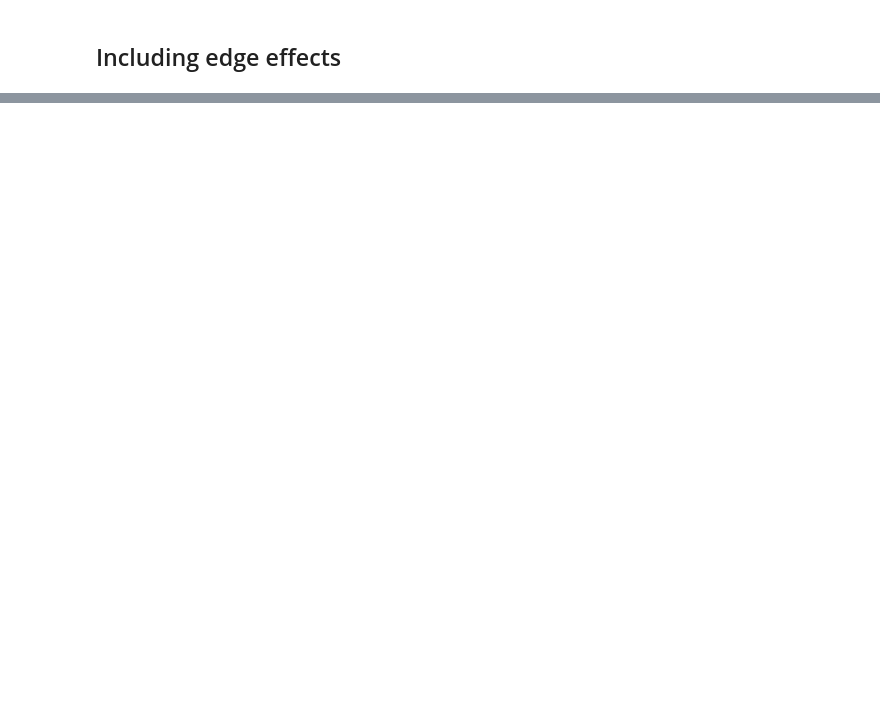
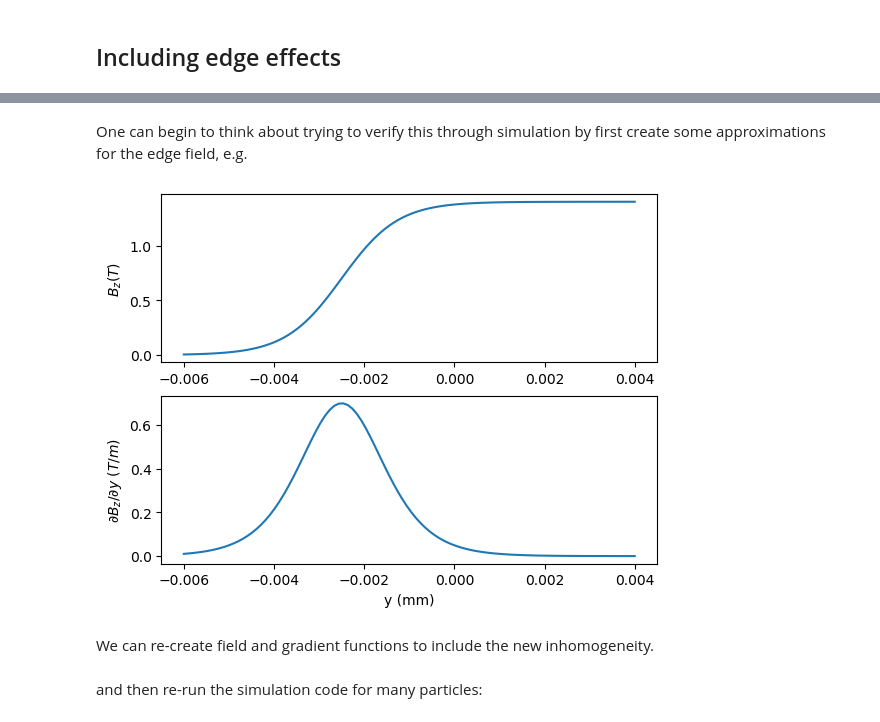
Before and after one commit to mklilley/magnetic-moments, a Jupyter notebook: SG_julia.ipynb, the cells around one changed output, grey strips where cells are left out. Drawn from its saved outputs; the diff is of its cells as text; code cells hidden in the pictures; blank space fills up the shorter version.

```diff
--- a/SG_julia.ipynb
+++ b/SG_julia.ipynb
@@ -314,0 +314,19 @@ We can see that there is a pretty even distribution of z's as one might expect.
+# %% [markdown]
+One can begin to think about trying to verify this through simulation by first create some approximations for the edge field, e.g.
+# %%
+z = LinRange(-0.006,0.004,100)
+
+subplot(211)
+B_edge = B0.*(0.5.*tanh.(800.0.*z.+2.0).+0.5)
+plot(z,B_edge)
+ylabel(L"B_z (T)");
+
+subplot(212)
+B_edge_grad = B0.*0.5.*sech.(800.0.*z.+2.0).^2
+plot(z,B_edge_grad)
+xlabel("y (mm)");
+ylabel(L"\partial B_z /\partial y \ (T/m)");
+# %% [output]
+[figure, added]
+# %% [markdown]
+We can re-create field and gradient functions to include the new inhomogeneity.
@@ -314,0 +347,2 @@ We can see that there is a pretty even distribution of z's as one might expect.
+# %% [markdown]
+and then re-run the simulation code for many particles:
```
Also changed, not shown: parts of 19 cells of this notebook, 2 other files.
